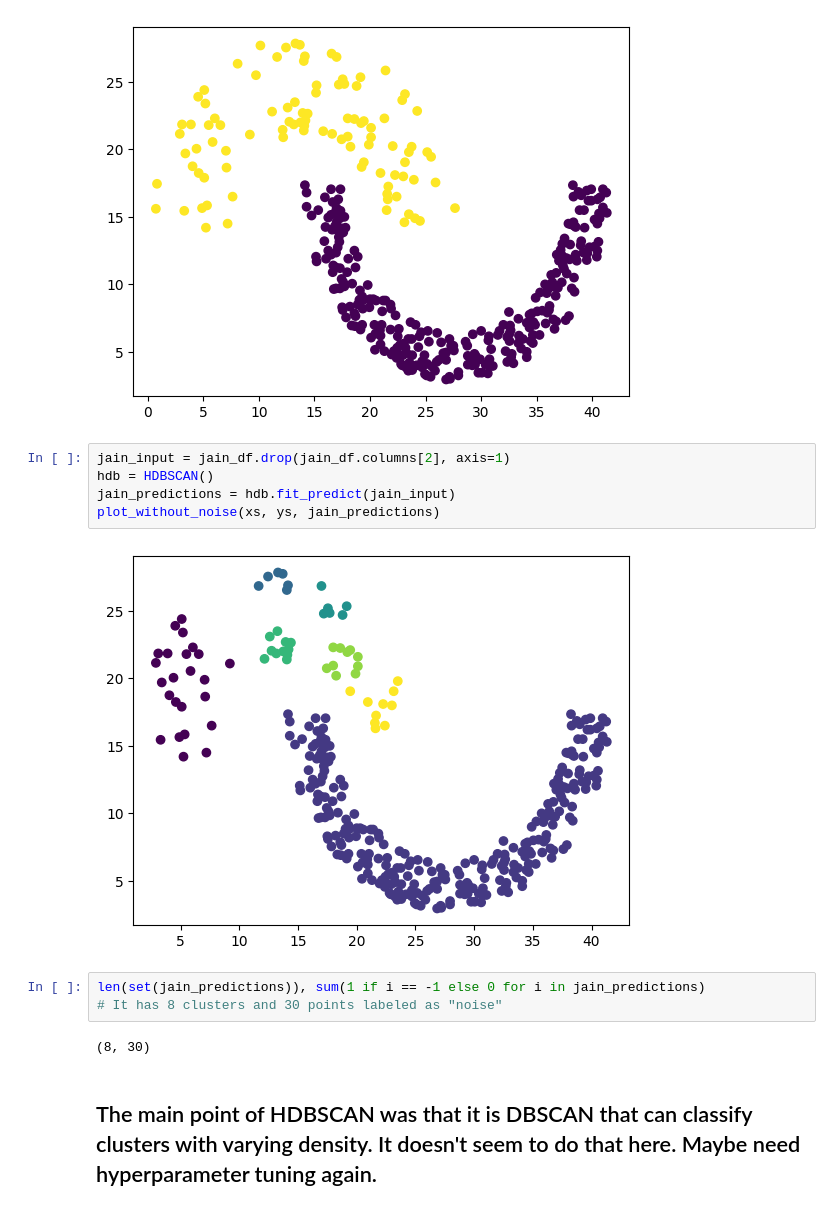
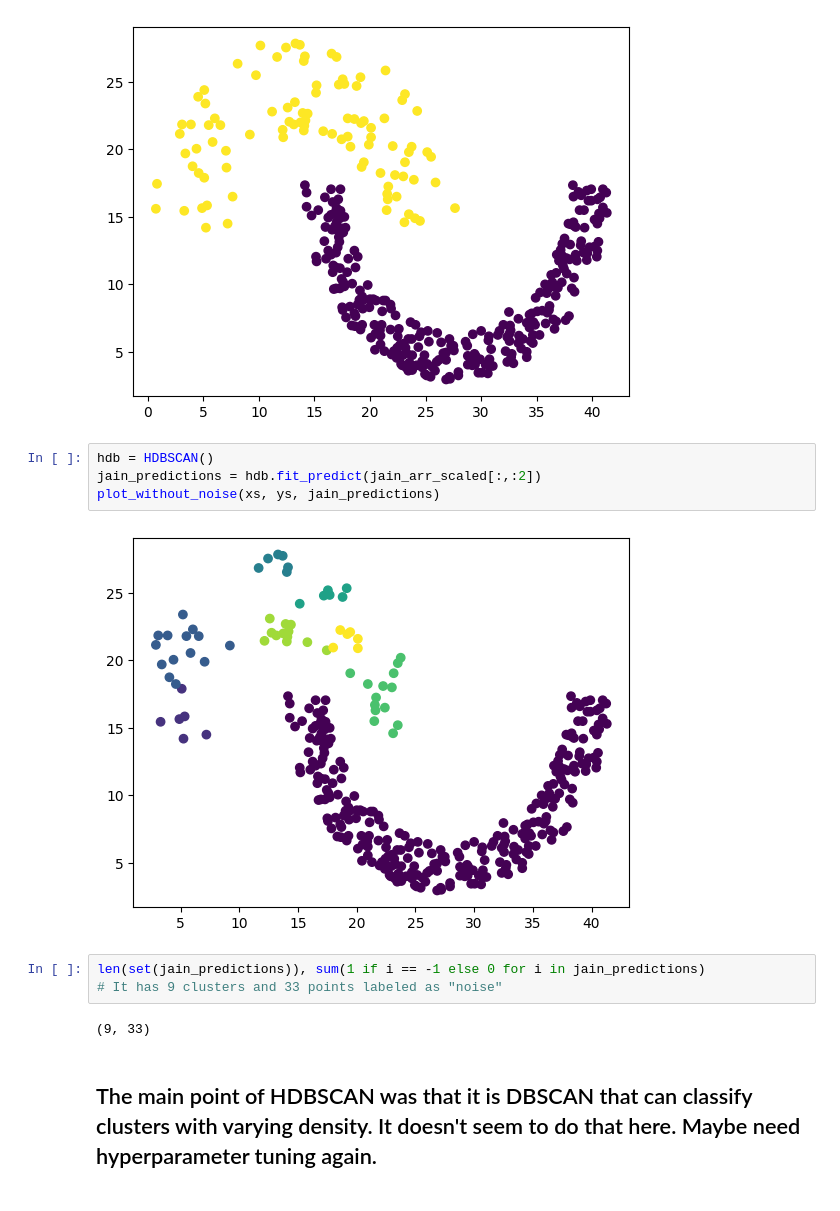
Before and after one commit to mk43v3r/SC4020-Data-Analytics, a Jupyter notebook: HDBSCAN.ipynb, the cells around one changed output. Drawn from its saved outputs; the diff is of its cells as text.

```diff
--- a/HDBSCAN.ipynb
+++ b/HDBSCAN.ipynb
@@ -327,17 +327,16 @@ plt.scatter(xs, ys, c=cs)
 <matplotlib.collections.PathCollection at 0x...>
 [figure]
 # %%
-jain_input = jain_df.drop(jain_df.columns[2], axis=1)
 hdb = HDBSCAN()
-jain_predictions = hdb.fit_predict(jain_input)
+jain_predictions = hdb.fit_predict(jain_arr_scaled[:,:2])
 plot_without_noise(xs, ys, jain_predictions)
 # %% [output]
-[figure, old version]
+[figure, new version]
 # %%
 len(set(jain_predictions)), sum(1 if i == -1 else 0 for i in jain_predictions)
-# It has 8 clusters and 30 points labeled as "noise"
+# It has 9 clusters and 33 points labeled as "noise"
 # %% [output]
-(8, 30)
+(9, 33)
 # %% [markdown]
 ## The main point of HDBSCAN was that it is DBSCAN that can classify clusters with varying density. It doesn't seem to do that here. Maybe need hyperparameter tuning again.
 # %% [markdown]
```
Also changed, not shown: parts of 2 cells of this notebook.
